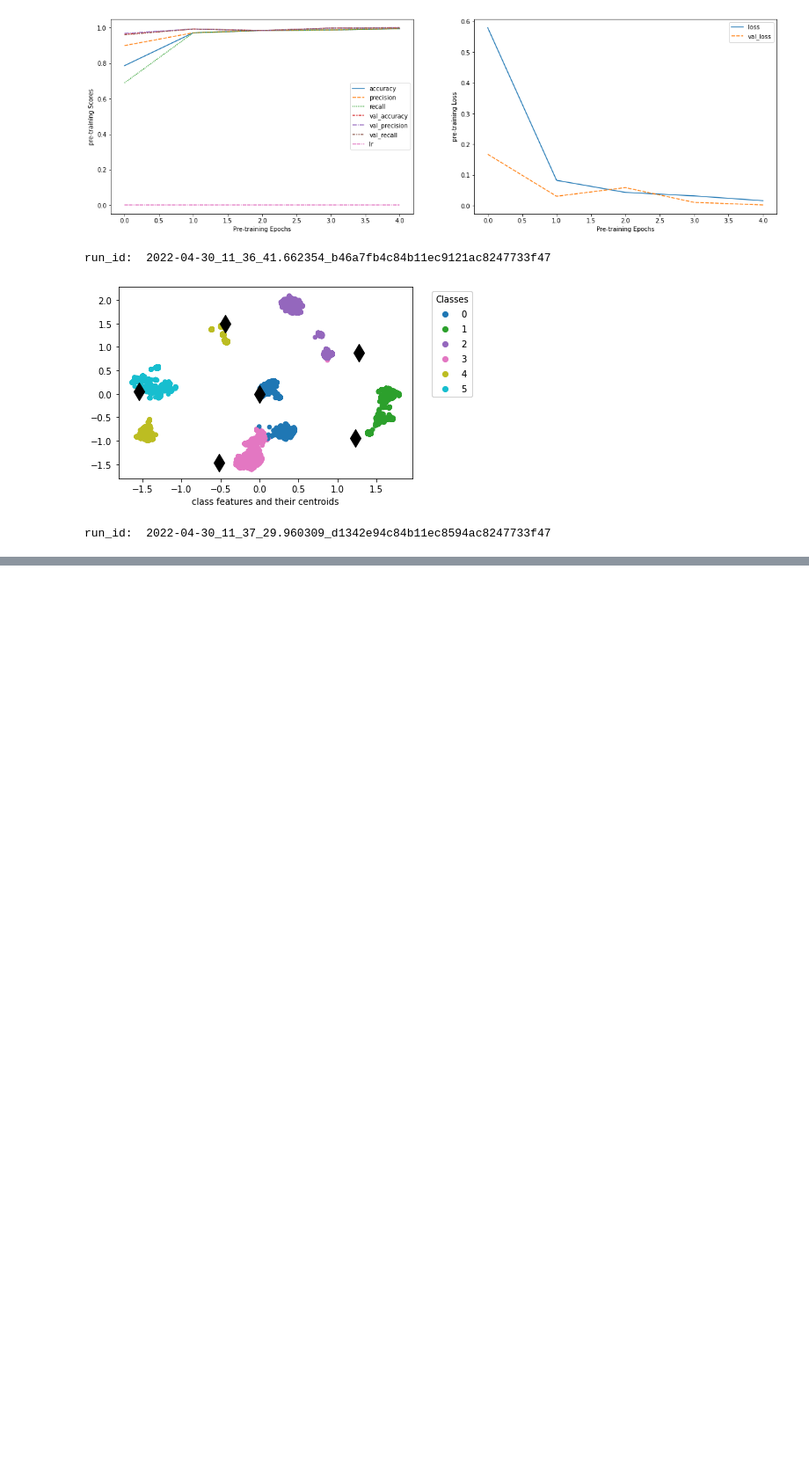
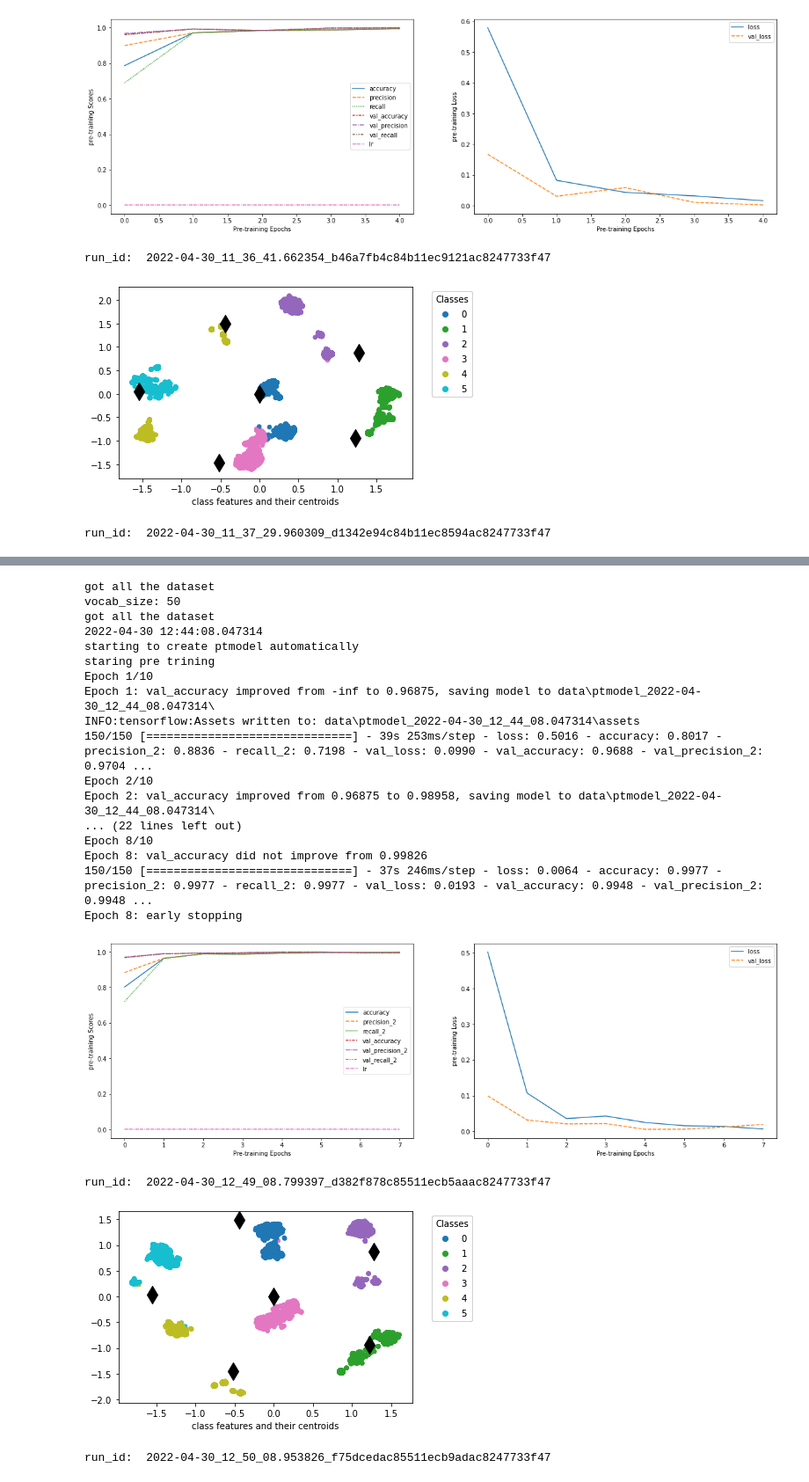
Before and after one commit to BhujayKumarBhatta/OCLog, a Jupyter notebook: oclog/BGL/mixed_logs.ipynb, the cells around one changed output, grey strips where cells are left out. Shown at 88% size. Drawn from its saved outputs; the diff is of its cells as text; code cells hidden in the pictures; blank space fills up the shorter version.

```diff
--- a/oclog/BGL/mixed_logs.ipynb
+++ b/oclog/BGL/mixed_logs.ipynb
@@ -110,0 +196,26 @@ run_id:  2022-04-30_11_37_29.960309_d1342e94c84b11ec8594ac8247733f47
+# %%
+#### with higher epochs
+oset = OpenSet()
+res = oset.extract_features_and_centroids(bglog=mlog, train_data=train_data, val_data=val_data, test_data=test_data, pt_epochs=10)
+# %% [output]
+got all the dataset
+vocab_size: 50
+got all the dataset
+2022-04-30 12:44:08.047314
+starting to create ptmodel automatically
+staring pre trining
+Epoch 1/10
+Epoch 1: val_accuracy improved from -inf to 0.96875, saving model to data\ptmodel_2022-04-30_12_44_08.047314\
+INFO:tensorflow:Assets written to: data\ptmodel_2022-04-30_12_44_08.047314\assets
+150/150 [==============================] - 39s 253ms/step - loss: 0.5016 - accuracy: 0.8017 - precision_2: 0.8836 - recall_2: 0.7198 - val_loss: 0.0990 - val_accuracy: 0.9688 - val_precision_2: 0.9704 ...
+Epoch 2/10
+Epoch 2: val_accuracy improved from 0.96875 to 0.98958, saving model to data\ptmodel_2022-04-30_12_44_08.047314\
+... (22 lines left out)
+Epoch 8/10
+Epoch 8: val_accuracy did not improve from 0.99826
+150/150 [==============================] - 37s 246ms/step - loss: 0.0064 - accuracy: 0.9977 - precision_2: 0.9977 - recall_2: 0.9977 - val_loss: 0.0193 - val_accuracy: 0.9948 - val_precision_2: 0.9948 ...
+Epoch 8: early stopping
+[figure, added]
+run_id:  2022-04-30_12_49_08.799397_d382f878c85511ecb5aaac8247733f47
+[figure, added]
+run_id:  2022-04-30_12_50_08.953826_f75dcedac85511ecb9adac8247733f47
```
Also changed, not shown: parts of 6 cells of this notebook, 5 other files.
